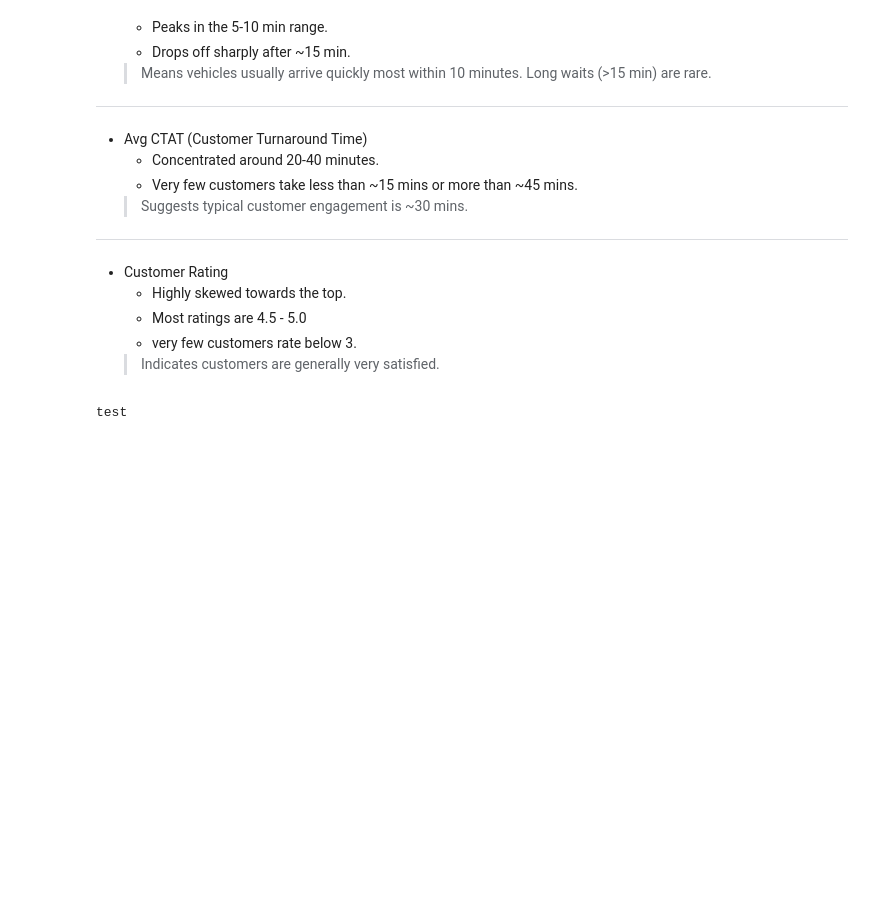
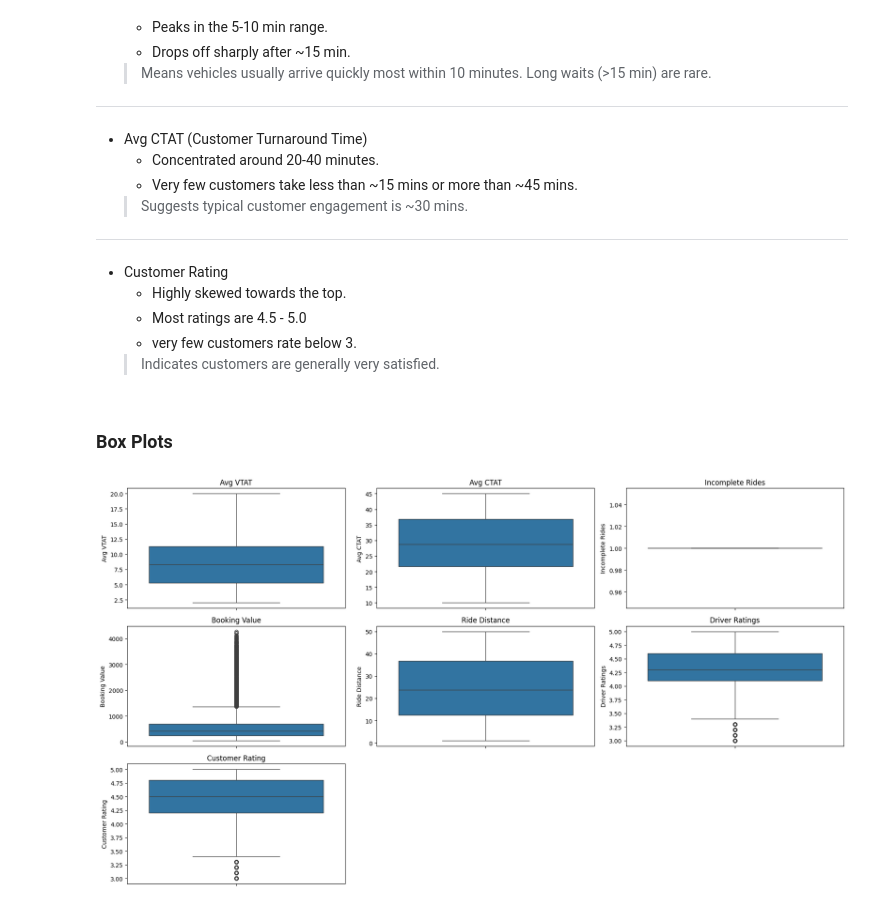
Before and after one commit to ARUN-R-DAS/uber_data_analysis, a Jupyter notebook: uber.ipynb, the cells around one changed output. Drawn from its saved outputs; the diff is of its cells as text; code cells hidden in the pictures; blank space fills up the shorter version.

Commit message:
boxplots

```diff
--- a/uber.ipynb
+++ b/uber.ipynb
@@ -257,7 +257,24 @@ plt.show()
   * Most ratings are 4.5 - 5.0
   * very few customers rate below 3.
   > Indicates customers are generally very satisfied.
-# %%
-print('test')
-# %% [output]
-test
+# %% [markdown]
+### Box Plots
+# %%
+cols = ['Avg VTAT', 'Avg CTAT', 'Incomplete Rides',
+        'Booking Value', 'Ride Distance',
+        'Driver Ratings', 'Customer Rating']
+
+fig, axes = plt.subplots(nrows=3, ncols=3, figsize=(18,10))
+axes = axes.flatten()
+for i,col in enumerate(cols):
+    sns.boxplot(data=df, y=col, ax=axes[i])
+    axes[i].set_title(col)
+    axes[i].tick_params(axis='x')
+
+# hiding unused subplots
+for j in range(len(cols),len(axes)):
+    fig.delaxes(axes[j])
+plt.tight_layout()
+plt.show()
+# %% [output]
+[figure, added]
```
